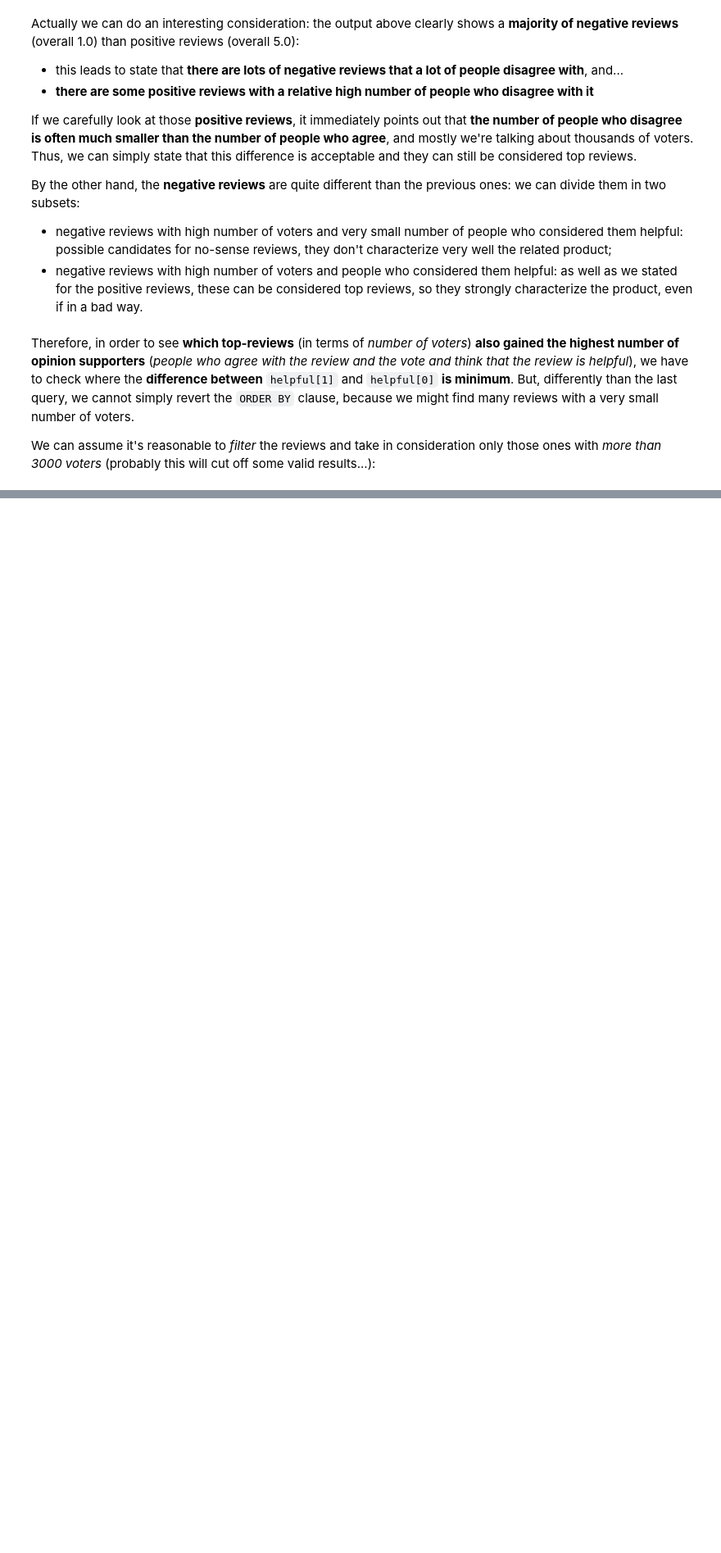
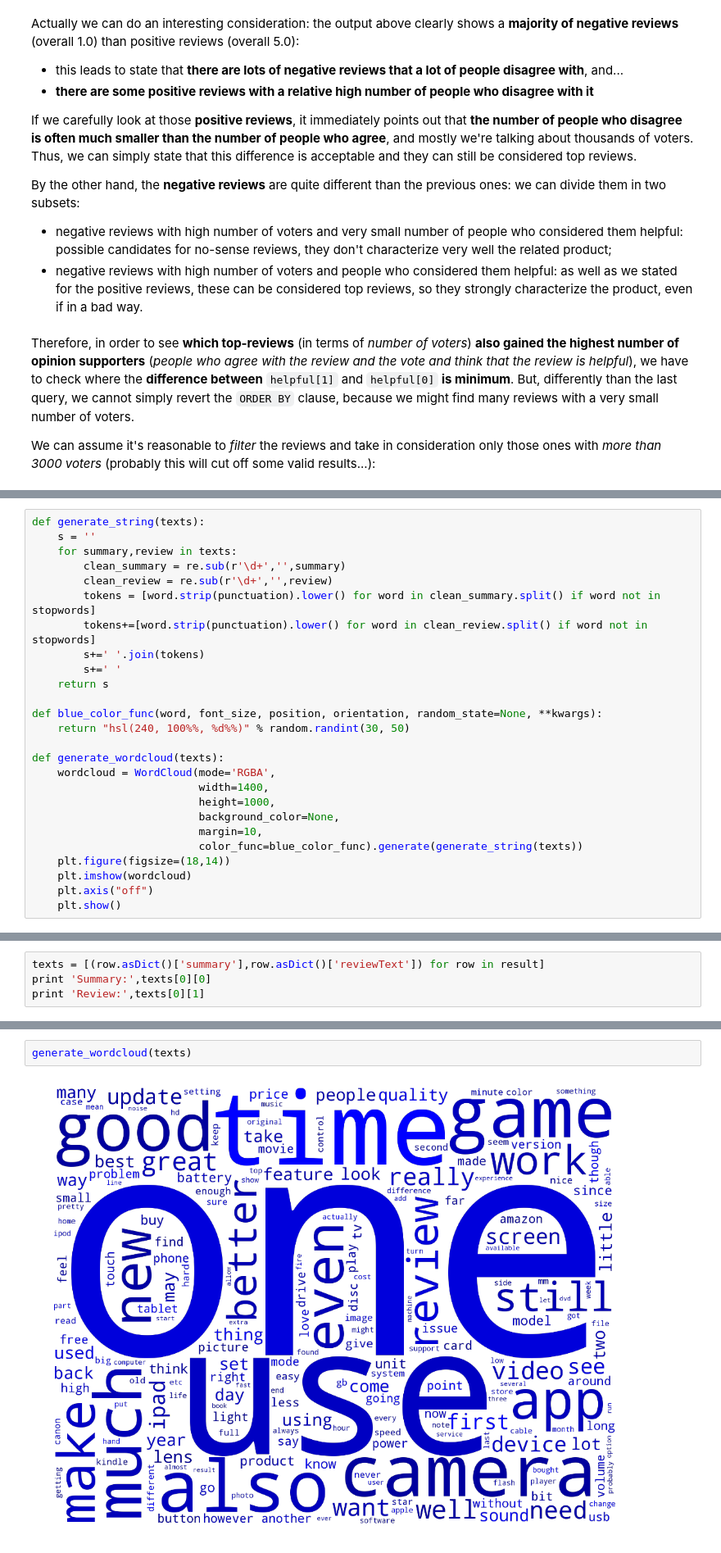
Before and after one commit to lccambiaghi/Amazon-Products-and-Reviews-Analysis, a Jupyter notebook: EC2/Spark.ipynb, the cells around one changed output, grey strips where cells are left out. Shown at 82% size. Cells and saved outputs as stored; diff of their text form; blank space fills up the shorter version.

```diff
--- a/EC2/Spark.ipynb
+++ b/EC2/Spark.ipynb
@@ -488,0 +562,26 @@ Now we can **analyze the text** of the reviews that appeared in the previous res
+# %%
+def generate_string(texts):
+    s = ''
+    for summary,review in texts:
+        clean_summary = re.sub(r'\d+','',summary)
+        clean_review = re.sub(r'\d+','',review)
+        tokens = [word.strip(punctuation).lower() for word in clean_summary.split() if word not in stopwords]
+        tokens+=[word.strip(punctuation).lower() for word in clean_review.split() if word not in stopwords]
+        s+=' '.join(tokens)
+        s+=' '
+    return s
+
+def blue_color_func(word, font_size, position, orientation, random_state=None, **kwargs):
+    return "hsl(240, 100%%, %d%%)" % random.randint(30, 50)
+
+def generate_wordcloud(texts):
+    wordcloud = WordCloud(mode='RGBA',
+                          width=1400,
+                          height=1000,
+                          background_color=None,
+                          margin=10,
+                          color_func=blue_color_func).generate(generate_string(texts))
+    plt.figure(figsize=(18,14))
+    plt.imshow(wordcloud)
+    plt.axis("off")
+    plt.show()
@@ -505,0 +599,4 @@ with open(output,'w'):
+# %%
+texts = [(row.asDict()['summary'],row.asDict()['reviewText']) for row in result]
+print 'Summary:',texts[0][0]
+print 'Review:',texts[0][1]
@@ -505,0 +606,4 @@ with open(output,'w'):
+# %%
+generate_wordcloud(texts)
+# %% [output]
+[figure, added]
```
Also changed, not shown: parts of 42 cells of this notebook, 1 other file.
